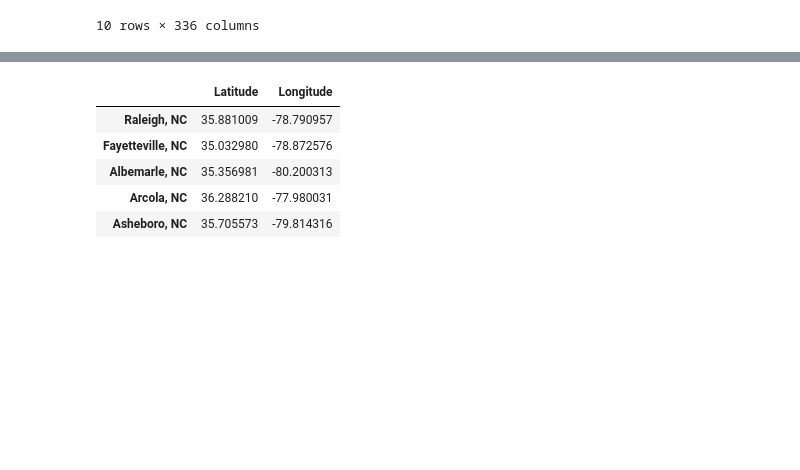
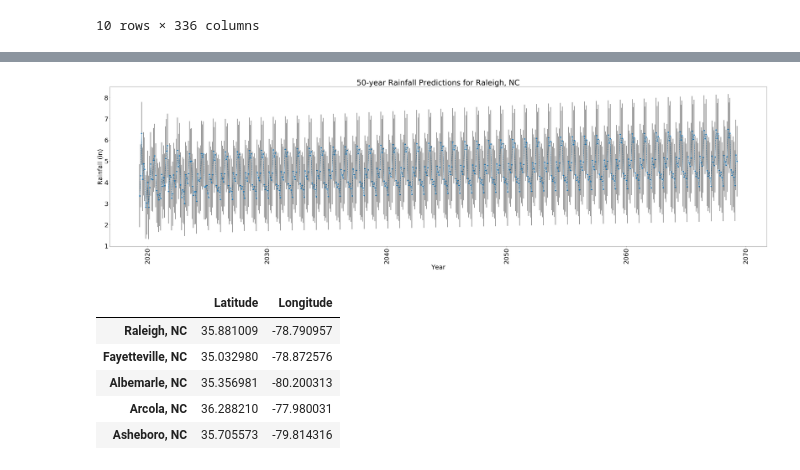
Before and after one commit to lilfetz22/NCRainfallPredictions_CAP1, a Jupyter notebook: reports/Data_Story.ipynb, the cells around one changed output, grey strips where cells are left out. Drawn from its saved outputs; the diff is of its cells as text; code cells hidden in the pictures; blank space fills up the shorter version.

Commit message:
made a graph of raleigh's rainfall predictions, added map to final report. pdf of final report

```diff
--- a/reports/Data_Story.ipynb
+++ b/reports/Data_Story.ipynb
@@ -718,4 +712,5 @@ dtype: float64
 # %%
 sub_pred = predictions[:120]
 # %%
-plt.rcParams["figure.figsize"] = (15,15)
+plt.rcParams["figure.figsize"] = (60,15)
+plt.rcParams["font.size"] = 32.0
@@ -730,3 +717,22 @@ plt.show()
+# %%
+predictions.index = pd.to_datetime(predictions.index)
+low_vals = np.array(predictions['lower Raleigh, NC'])
+upper_vals = np.array(predictions['upper Raleigh, NC'])
+point_vals = np.array(predictions['Raleigh, NC'])
+upper_error = upper_vals - point_vals
+lower_error = point_vals - low_vals
+# %%
+# _= plt.plot(predictions.index, predictions['Raleigh, NC'], marker = 'o')
+_= plt.errorbar(predictions.index, predictions['Raleigh, NC'], yerr=[lower_error, upper_error],
+               fmt='--o', ecolor='k', capthick=5)
+_= plt.xticks(rotation='vertical')
+_=plt.xlabel('Year')
+_=plt.ylabel('Rainfall (in)')
+_=plt.title('50-year Rainfall Predictions for Raleigh, NC')
+plt.savefig('Raleigh_predictions.jpg')
+plt.show()
+# %% [output]
+[figure, added]
 # %%
 locs = list(ncrd.columns)
 # %%
```
Also changed, not shown: parts of 3 cells of this notebook, 5 other files.
